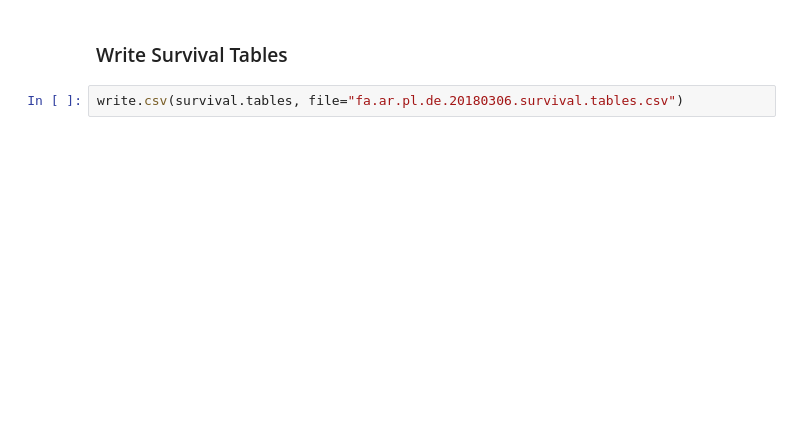
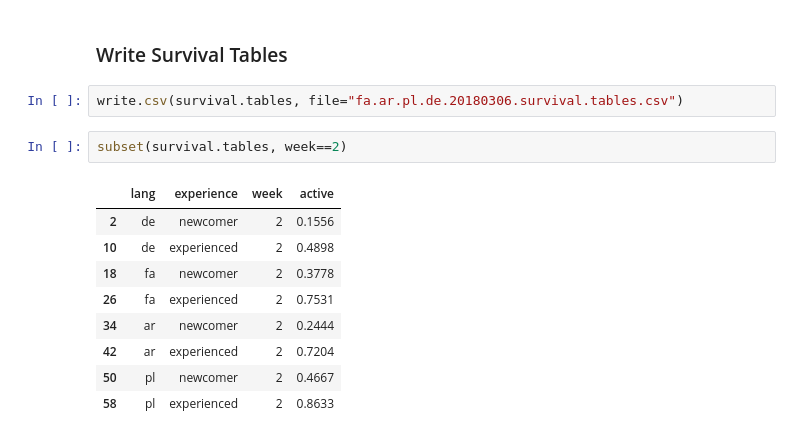
Before and after one commit to citizensandtech/CivilServant-Wikipedia-Analysis, a Jupyter notebook: power-analysis/thankee-experiment-2019/survival-analysis-of-power-analysis-dataset-R.ipynb, the cells around one changed output. Drawn from its saved outputs; the diff is of its cells as text; blank space fills up the shorter version.

```diff
--- a/power-analysis/thankee-experiment-2019/survival-analysis-of-power-analysis-dataset-R.ipynb
+++ b/power-analysis/thankee-experiment-2019/survival-analysis-of-power-analysis-dataset-R.ipynb
@@ -451,3 +474,15 @@ for(language in unique(survival.tables$lang)){
 ### Write Survival Tables
 # %%
 write.csv(survival.tables, file="fa.ar.pl.de.20180306.survival.tables.csv")
+# %%
+subset(survival.tables, week==2)
+# %% [output]
+|  | lang | experience | week | active |
+| 2 | de | newcomer | 2 | 0.1556 |
+| 10 | de | experienced | 2 | 0.4898 |
+| 18 | fa | newcomer | 2 | 0.3778 |
+| 26 | fa | experienced | 2 | 0.7531 |
+| 34 | ar | newcomer | 2 | 0.2444 |
+| 42 | ar | experienced | 2 | 0.7204 |
+| 50 | pl | newcomer | 2 | 0.4667 |
+| 58 | pl | experienced | 2 | 0.8633 |
```
Also changed, not shown: parts of 11 cells of this notebook.
